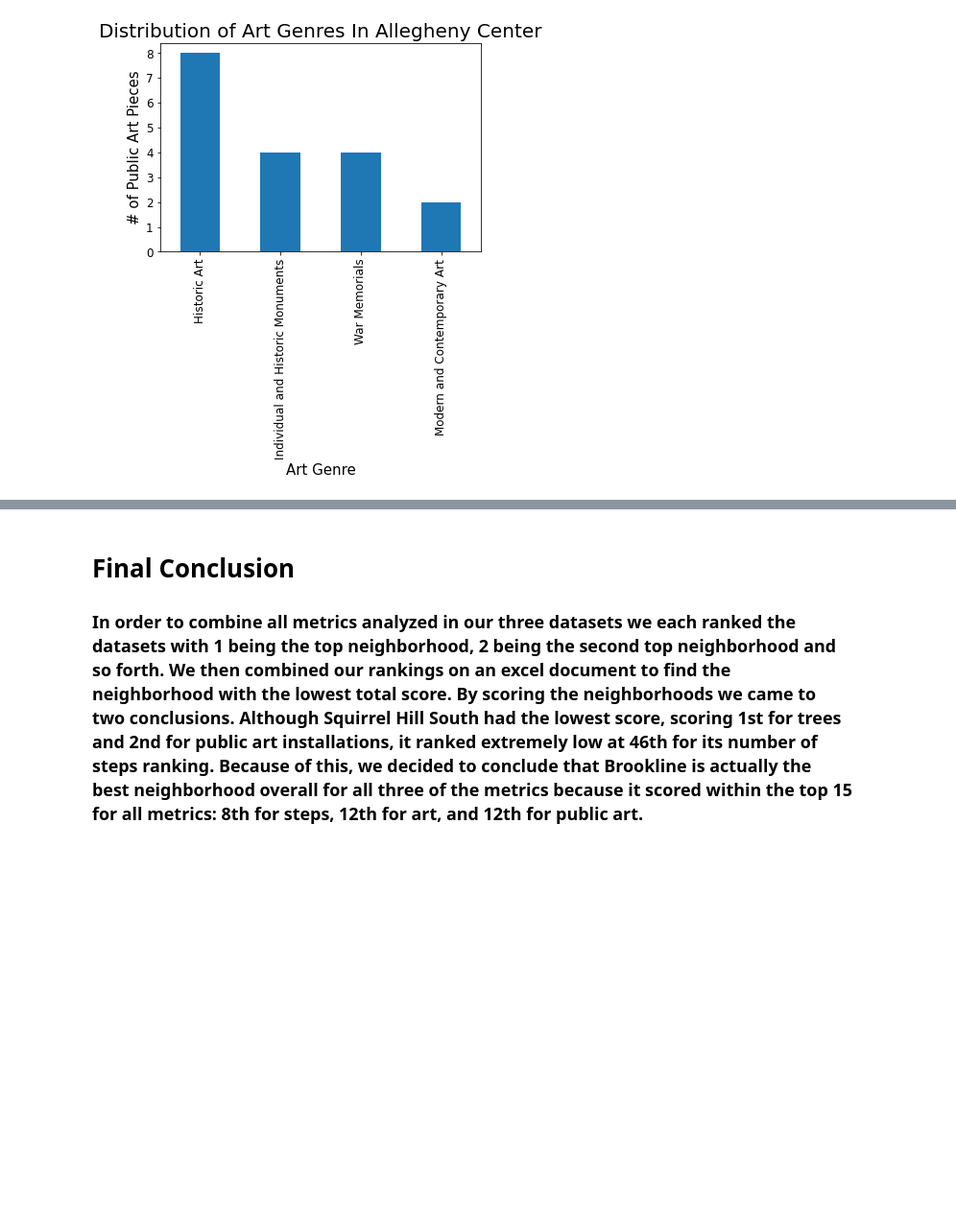
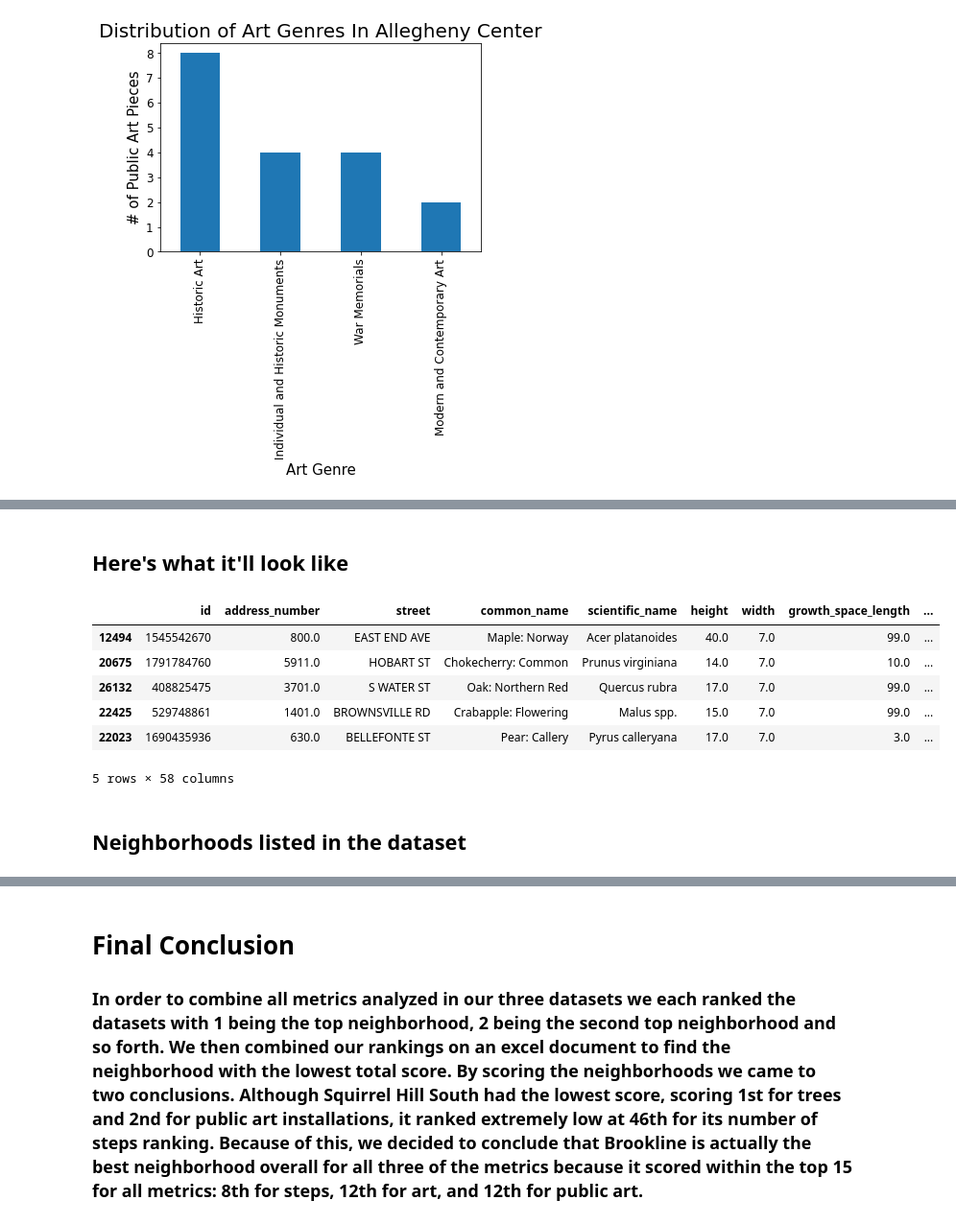
Before and after one commit to efuccio694/The-Best-Neighborhood-in-Pittsburgh, a Jupyter notebook: FinalProject/FinalProject.ipynb, the cells around one changed output, grey strips where cells are left out. Shown: that part at 96% size. Saved outputs shown, nothing was run; the diff lists cells and outputs as text; code cells hidden in the pictures; blank space fills up the shorter version.

```diff
--- a/FinalProject/FinalProject.ipynb
+++ b/FinalProject/FinalProject.ipynb
@@ -256,0 +266,14 @@ art_in_central.plot(kind='bar')
+# %% [markdown]
+## Here's what it'll look like
+# %%
+trees.sample(5)
+# %% [output]
+|  | id | address_number | street | common_name | scientific_name | height | width | growth_space_length | ... |
+| 12494 | 1545542670 | 800.0 | EAST END AVE | Maple: Norway | Acer platanoides | 40.0 | 7.0 | 99.0 | ... |
+| 20675 | 1791784760 | 5911.0 | HOBART ST | Chokecherry: Common | Prunus virginiana | 14.0 | 7.0 | 10.0 | ... |
+| 26132 | 408825475 | 3701.0 | S WATER ST | Oak: Northern Red | Quercus rubra | 17.0 | 7.0 | 99.0 | ... |
+| 22425 | 529748861 | 1401.0 | BROWNSVILLE RD | Crabapple: Flowering | Malus spp. | 15.0 | 7.0 | 99.0 | ... |
+| 22023 | 1690435936 | 630.0 | BELLEFONTE ST | Pear: Callery | Pyrus calleryana | 17.0 | 7.0 | 3.0 | ... |
+5 rows × 58 columns
+# %% [markdown]
+## Neighborhoods listed in the dataset
```
Also changed, not shown: parts of 16 cells of this notebook.
